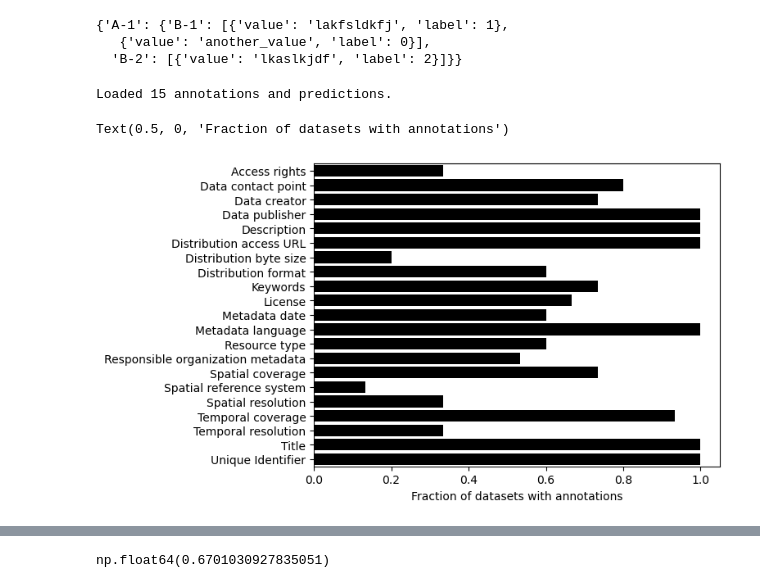
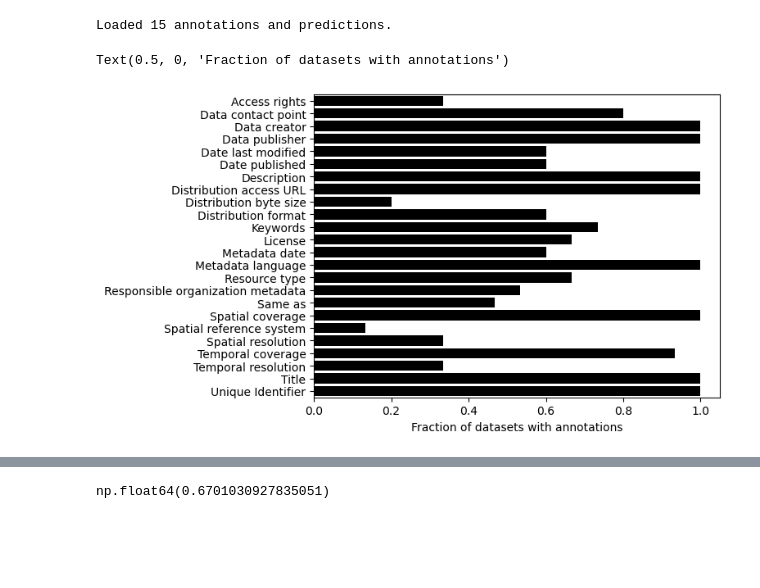
Before and after one commit to LTER-LIFE/meta-knowledge-harvesting, a Jupyter notebook: Evaluate LLM output.ipynb, the cells around one changed output, grey strips where cells are left out. Drawn from its saved outputs; the diff is of its cells as text; code cells hidden in the pictures; blank space fills up the shorter version.

```diff
--- a/Evaluate LLM output.ipynb
+++ b/Evaluate LLM output.ipynb
@@ -21,11 +4 @@ os.environ['OPENAI_API_KEY'] = KEYS['openai']
-# %%
-def load_yaml(file_path):
-    with open(file_path, 'r') as file:
-        return yaml.safe_load(file)
-
-load_yaml('outputs/tmp.yaml')
-# %% [output]
-{'A-1': {'B-1': [{'value': 'lakfsldkfj', 'label': 1},
-   {'value': 'another_value', 'label': 0}],
-  'B-2': [{'value': 'lkaslkjdf', 'label': 2}]}}
 # %%
@@ -43,65 +33,12 @@ sns.set_palette('colorblind')
-# %%
-
-def load_yaml(file_path):
-    with open(file_path, 'r') as file:
-        return yaml.safe_load(file)
-
-class Labels(object):
-    def __init__(self, labels, list_ds_urls, list_metadata_fields):
-        self.labels = labels
-        self.list_ds_urls = list_ds_urls
-        self.list_metadata_fields = list_metadata_fields
-
-    def get(self, url, field):
-        assert url in self.list_ds_urls, f"URL {url} not found in labels."
-        assert field in self.list_metadata_fields, f"Field {field} not found in metadata fields."
-
-        if field in self.labels[url].keys():
-            return self.labels[url][field]
-        else:
-            print(f"Field {field} not found in labels for URL {url}. Available fields: {self.list_metadata_fields}")
-            print(f"Available fields for {url}: {self.labels[url].keys()}")
-            return [None]
-
-    def __getitem__(self, url):
-        assert url in self.list_ds_urls, f"URL {url} not found in labels."
-        return self.labels[url]
-
-    def __len__(self):
-        return len(self.labels)
-
-    def keys(self):
-        return self.labels.keys()
-    def values(self):
-        return self.labels.values()
-    def items(self):
-        return self.labels.items()
-    def __contains__(self, url):
-        return url in self.labels
-
-    def __repr__(self):
-        return f"Labels({len(self.labels)} URLs, {len(self.list_metadata_fields)} metadata fields: {self.list_metadata_fields})"
-
-def load_pred_and_annot(fp_pred, fp_annot='outputs/ground_truth_metadata_annotations-2025-05-30.yaml'):
-    labels_annot = load_yaml(fp_annot)
-    labels_pred = load_yaml(fp_pred)
-    assert set(labels_annot.keys()) == set(labels_pred.keys()), "Keys in annotation and prediction files do not match."
-    metadata_fields_annot = list(list(labels_annot.values())[0].keys())
-    for _, vals in labels_pred.items():
-        assert set(vals.keys()).difference(set(metadata_fields_annot).union(set(['Landing page']))) == set(), "Prediction fields contain unexpected keys."
-    list_ds_urls = list(labels_annot.keys())
-    labels_annot = Labels(labels_annot, list_ds_urls, metadata_fields_annot)
-    labels_pred = Labels(labels_pred, list_ds_urls, metadata_fields_annot)
-    print(f"Loaded {len(labels_annot.labels)} annotations and predictions.")
-    return labels_annot, labels_pred, (list_ds_urls, metadata_fields_annot)
-
-labels_annot, labels_pred, (list_ds_urls, list_metadata_fields) = load_pred_and_annot(fp_pred='outputs/2025-05-28/clean_entity_type_map.yaml')
-# %% [output]
-Loaded 15 annotations and predictions.
+# %%
+labels_annot, labels_pred, (list_ds_urls, list_metadata_fields) = uv.load_pred_and_annot(fp_pred='outputs/2025-05-28/clean_entity_type_map.yaml',
+                                                                                         fp_annot='outputs/annotations/ground_truth_metadata_annotations-2025-06-03.yaml')
+# %% [output]
+Loaded 15 annotations and predictions.
 # %%
-df_annot_present = pd.DataFrame({m: [labels_annot.get(url, m)[0] != 'N/A' for url in labels_annot.keys()] for m in list_metadata_fields})
+df_annot_present = pd.DataFrame({m: [labels_annot.get_text(url, m) != 'N/A' for url in labels_annot.keys()] for m in list_metadata_fields})
 sns.barplot(data=df_annot_present, orient='h', errorbar=None, color='black')
 plt.xlabel('Fraction of datasets with annotations')
 # %% [output]
 Text(0.5, 0, 'Fraction of datasets with annotations')
-[figure, old version]
+[figure, new version]
```
Also changed, not shown: parts of 23 cells of this notebook, 4 other files.
